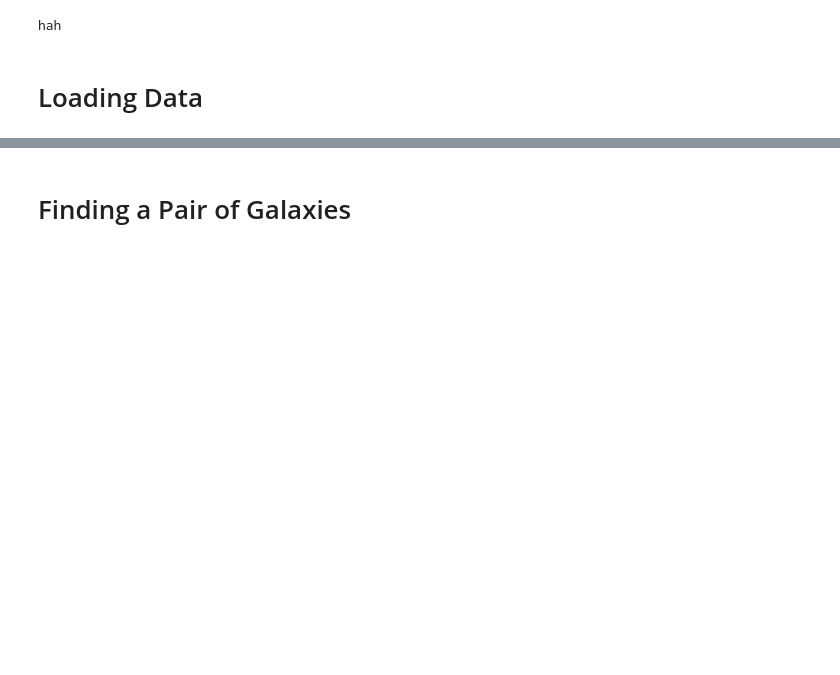
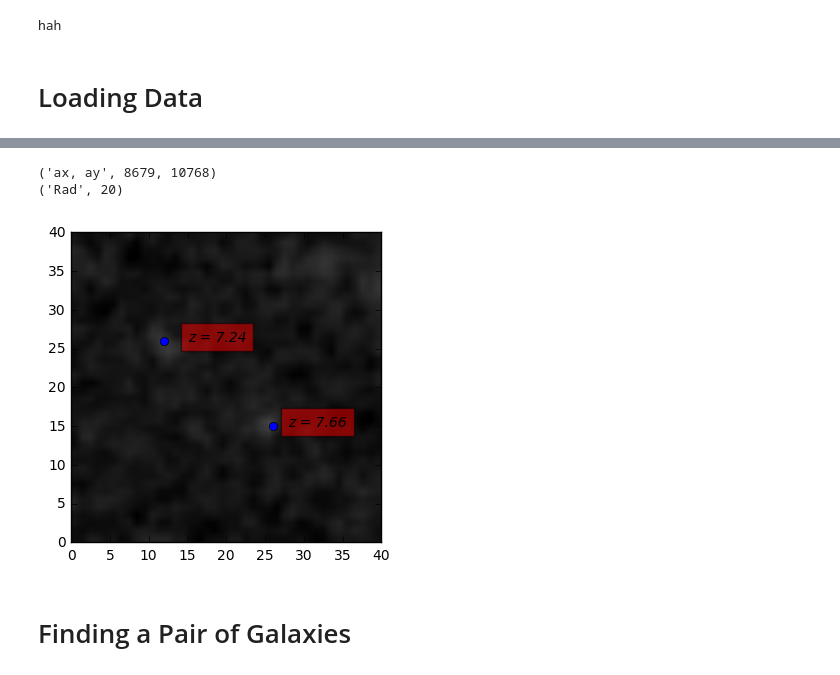
Before and after one commit to NadyaYuil/JWST_Photutils, a Jupyter notebook: big_project.ipynb, the cells around one changed output, grey strips where cells are left out. Saved outputs shown, nothing was run; the diff lists cells and outputs as text; code cells hidden in the pictures; blank space fills up the shorter version.

```diff
--- a/big_project.ipynb
+++ b/big_project.ipynb
@@ -275,3 +386,24 @@ print(cat_z[0,1])
+# %%
+#8691.945859877058, 10782.841777357366, 7.2400000000000002)
+#(8705.211831984223, 10793.045034224237, 7.6600000000000001)
+#(8691.945859877058, 10782.841777357366, 7.2400000000000002)
+#(8705.211831984223, 10793.045034224237, 7.4100000000000001)
+#(8705.2122721888682, 10791.24503443918, 7.75)
+cut_fits(main_pic,'pair3.fits',20, 8699, 10788)
+
+sot = pf.open('pair3.fits')
+image_data = sot[0].data
+plt.figure()
+plt.imshow(image_data, cmap='gray', vmin=-0.83, vmax=8.5,extent=[0,40,0,40])
+plt.plot(12, 26,  'bo', markersize=6)
+plt.text(15, 26,  'z = 7.24',style='italic', bbox={'facecolor':'red', 'alpha':0.5, 'pad':5})
+plt.plot(26, 15,  'bo', markersize=6)
+plt.text(28, 15,  'z = 7.66',style='italic', bbox={'facecolor':'red', 'alpha':0.5, 'pad':5})
+plt.show()
+# %% [output]
+('ax, ay', 8679, 10768)
+('Rad', 20)
+[figure, added]
 # %% [markdown]
 # Finding a Pair of Galaxies
 # %%
```
Also changed, not shown: parts of 8 cells of this notebook.
